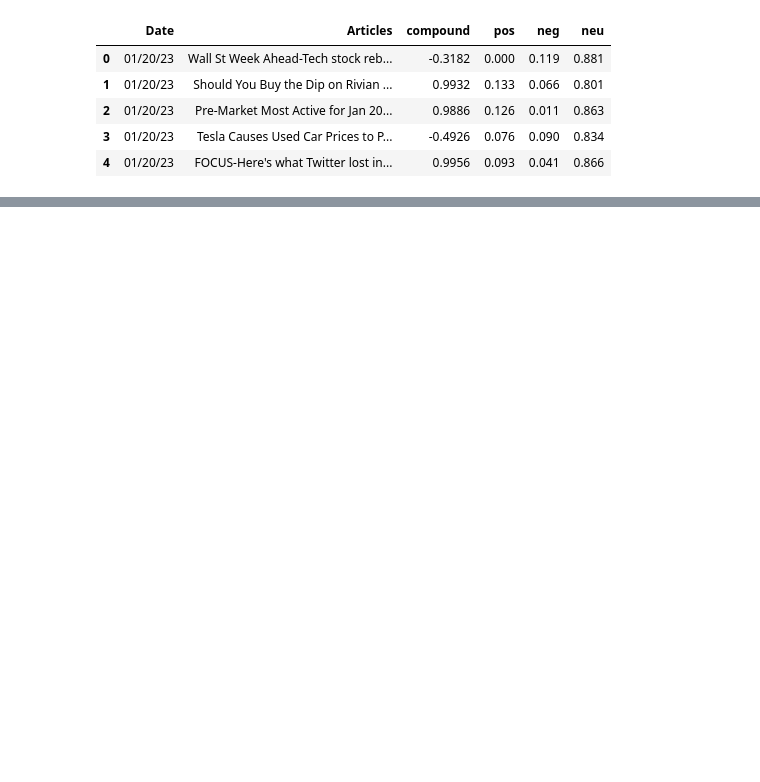
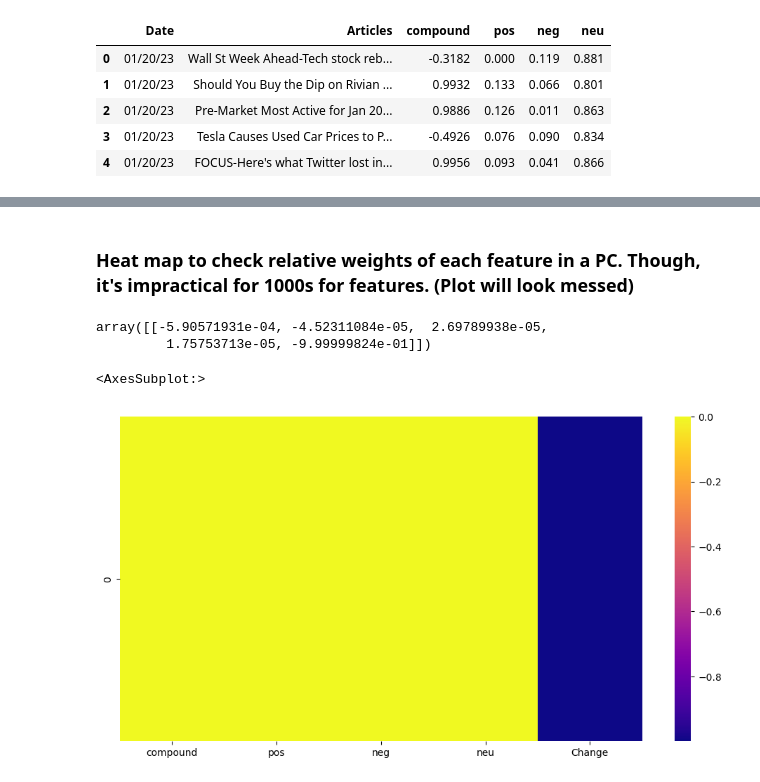
Before and after one commit to anand289/stock-predictor, a Jupyter notebook: Tesla/code/TSLA_analysis.ipynb, the cells around one changed output, grey strips where cells are left out. Saved outputs shown, nothing was run; the diff lists cells and outputs as text; code cells hidden in the pictures; blank space fills up the shorter version.

```diff
--- a/Tesla/code/TSLA_analysis.ipynb
+++ b/Tesla/code/TSLA_analysis.ipynb
@@ -20,0 +179,15 @@ tesla_article_table.head()
+# %% [markdown]
+### Heat map to check relative weights of each feature in a PC. Though, it's impractical for 1000s for features. (Plot will look messed)
+# %%
+pca.components_
+# %% [output]
+array([[-5.90571931e-04, -4.52311084e-05,  2.69789938e-05,
+         1.75753713e-05, -9.99999824e-01]])
+# %%
+df_comp = pd.DataFrame(pca.components_,columns=concatenated_table.columns)
+# %%
+plt.figure(figsize=(12,6))
+sns.heatmap(df_comp,cmap='plasma',)
+# %% [output]
+<AxesSubplot:>
+[figure, added]
```
Also changed, not shown: parts of 22 cells of this notebook, 8 other files.
